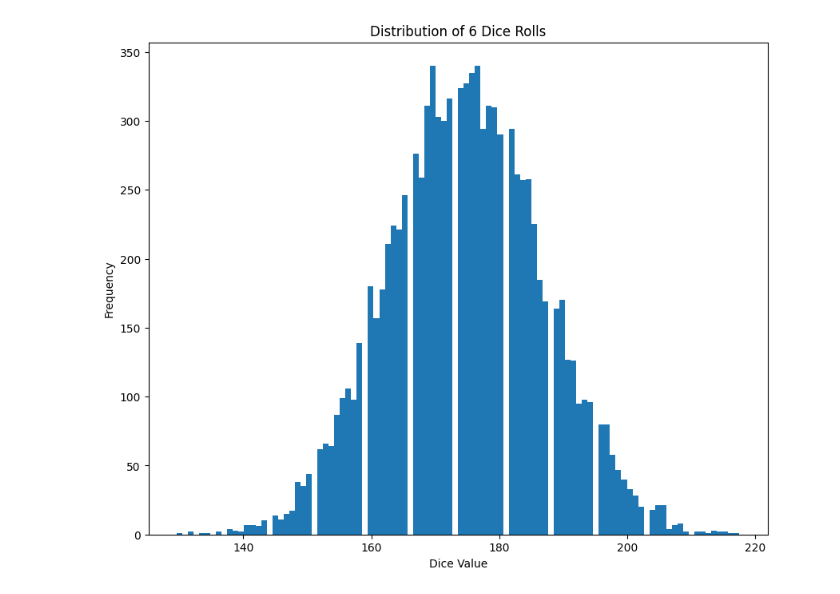
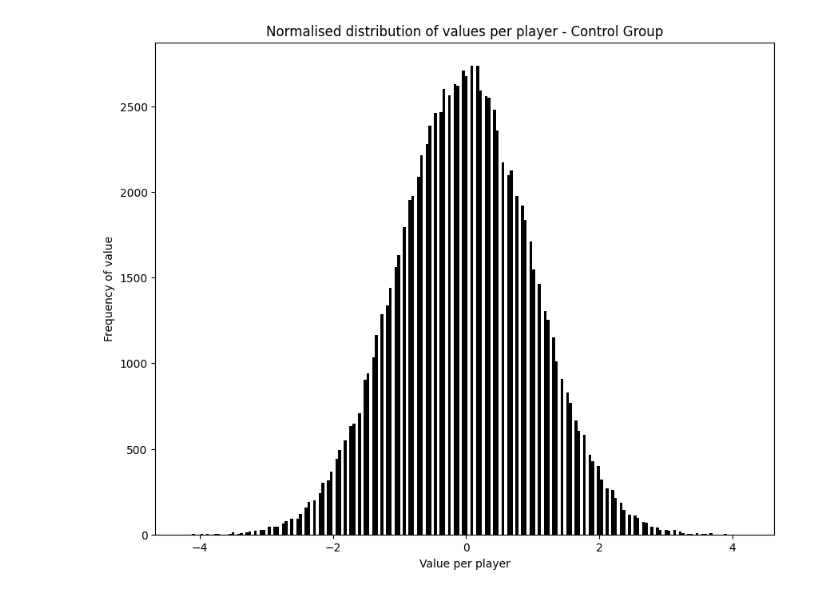
Before and after one commit to joesteel/stats, a Jupyter notebook: dice_roll_cumulative_normal_dist.ipynb, the cells around one changed output. Drawn from its saved outputs; the diff is of its cells as text; code cells hidden in the pictures.

Commit message:
trying an actual hypothesis test

```diff
--- a/dice_roll_cumulative_normal_dist.ipynb
+++ b/dice_roll_cumulative_normal_dist.ipynb
@@ -3,11 +3,22 @@ import numpy as np
 import random as rand
 import matplotlib.pyplot as plt
 # %%
-n = 10000
-rolls_per_test = 50
-results = [0] * n
-results_normalised =  [0] * n
+n_c = 100000
+rolls_per_player = 75
+results_c = [0] * n_c
+results_normalised_c =  [0] * n_c
 # %%
-for i in range(n):
-    for j in range(rolls_per_test):
-        results[i] += rand.randint(1, 6)
+for i in range(n_c):
+    for j in range(rolls_per_player):
+        results_c[i] += rand.randint(1, 6)
+
+var_c = np.var(results_c)
+std_dev_c = np.std(results_c)
+mean_c = np.mean(results_c)
+results_normalised_c = [(result - mean_c)/std_dev_c for result in results_c]
+
+
+print("variance of control ", var_c)
+print("std_dev of control ", std_dev_c)
+print("mean of control ", mean_c)
+print(results_normalised_c[i])
@@ -14,13 +39,9 @@ for i in range(n):
 # %%
 plt.figure(figsize=[10,8])
-plt.hist(results, bins=100, align='left')
-plt.xlabel('Dice Value')
-plt.ylabel('Frequency')
-plt.title('Distribution of 6 Dice Rolls')
+plt.xlabel('Value per player')
+plt.ylabel('Frequency of value')
+plt.title('Normalised distribution of values per player - Control Group')
+plt.hist(results_normalised_c, bins=200, align='left', color='black')
 plt.show()
-
-var = np.var(results)
-std = np.std(results)
-mean = np.mean(results)
 # %% [output]
-[figure, old version]
+[figure, new version]
```
Also changed, not shown: parts of 12 cells of this notebook, 1 other file.
